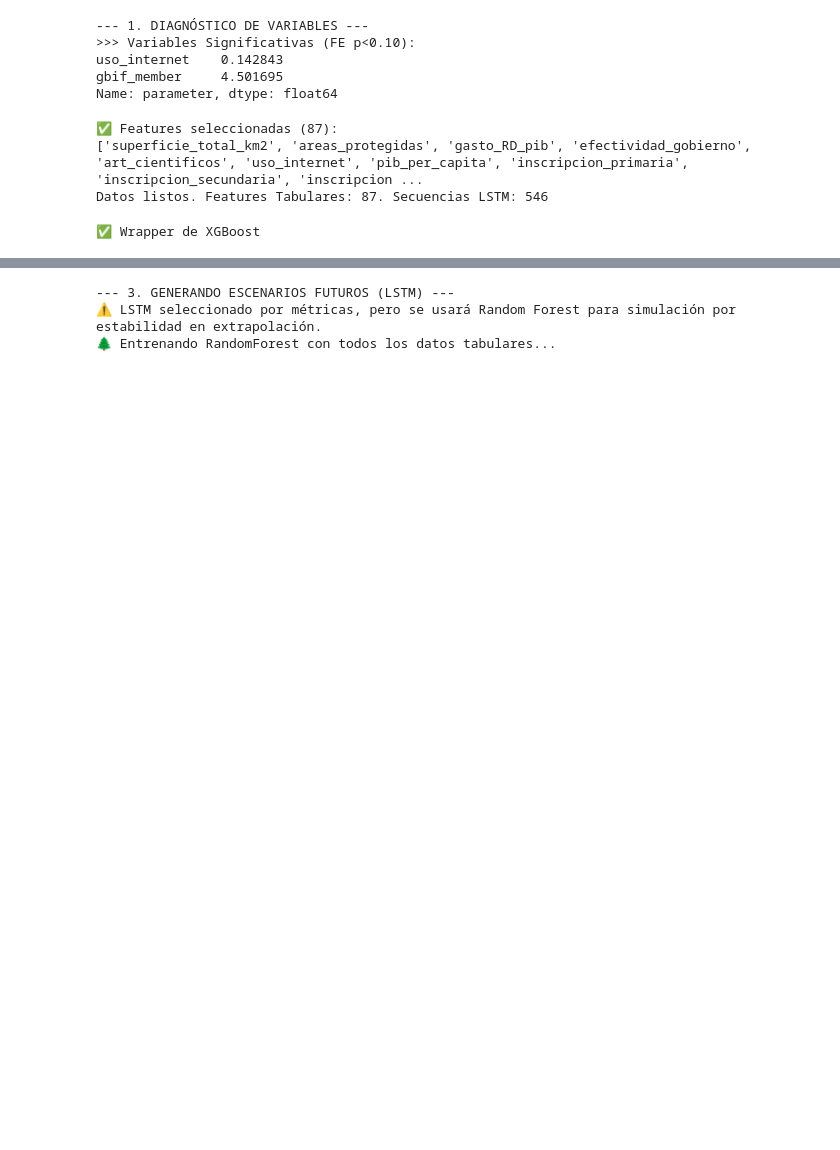
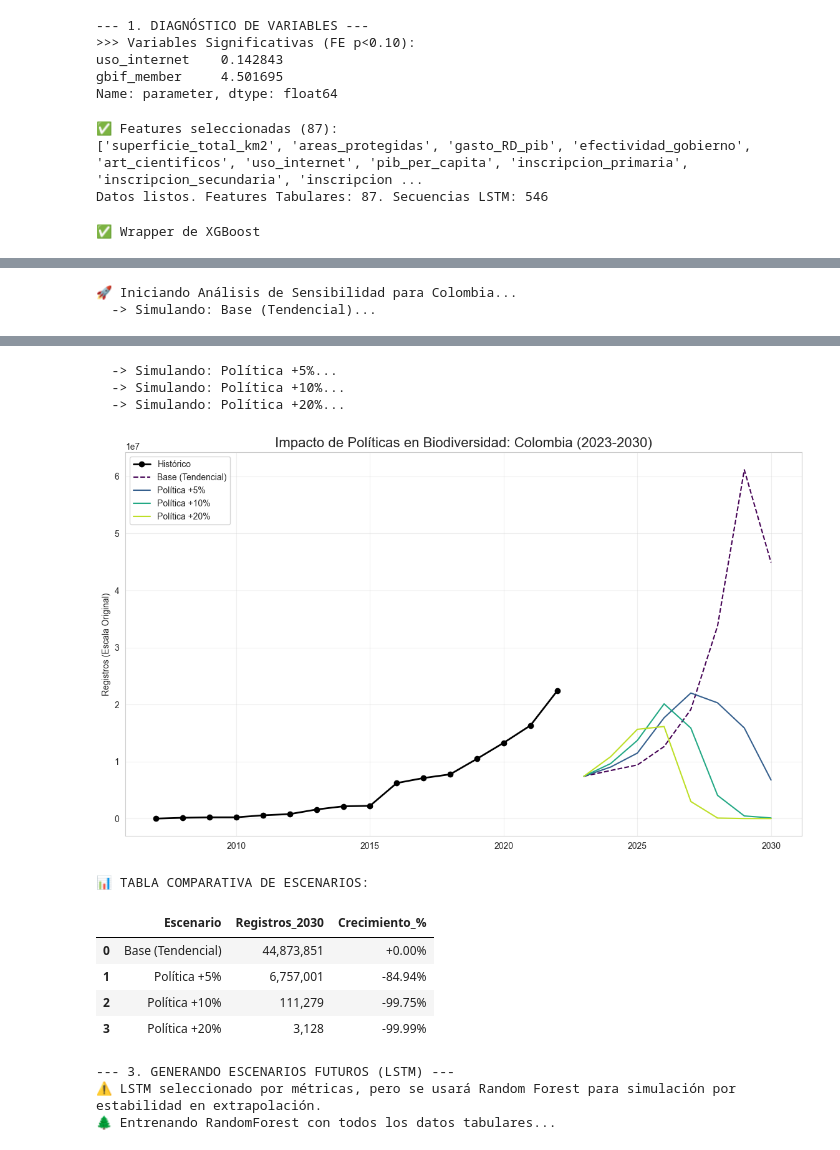
Before and after one commit to rortizgeo/Maestria_CD_Proyecto-Aplicado, a Jupyter notebook: 3_PA_Workflow_Paneldata.ipynb, the cells around one changed output, grey strips where cells are left out. Cells and saved outputs as stored; diff of their text form; code cells hidden in the pictures; blank space fills up the shorter version.

```diff
--- a/3_PA_Workflow_Paneldata.ipynb
+++ b/3_PA_Workflow_Paneldata.ipynb
@@ -647,0 +813,55 @@ XGBoost       0.626807  0.375496  2.575888e+02  4.565379e+02
+# %%
+# =============================================================================
+# EJECUCIÓN DE ESCENARIOS MÚLTIPLES (ANÁLISIS DE SENSIBILIDAD)
+# =============================================================================
+target_country = 'Colombia'
+start_proj = 2023
+end_proj = 2030
+
+print(f"\n🚀 Iniciando Análisis de Sensibilidad para {target_country}...")
+
+# Definir variables a intervenir y niveles de intensidad
+policy_vars = ['uso_internet', 'gasto_educacion_pib', 'investigadores_RD']
+intensities = [0.00, 0.05, 0.10, 0.20] # Escenarios conservadores para evitar overfitting en extrapolación
+
+results_data = []
+scenario_dfs = {}
+
+for intensity in intensities:
+    multiplier = 1 + intensity
+    scen_params = {var: multiplier for var in policy_vars} if intensity > 0 else {}
+    scen_name = f"Política +{int(intensity*100)}%" if intensity > 0 else "Base (Tendencial)"
+
+    print(f"  -> Simulando: {scen_name}...")
+    df_res = recursive_simulation(final_model, df_raw, target_country, start_proj, end_proj, scen_params)
+    scenario_dfs[scen_name] = df_res
+
+    val_2030 = np.expm1(df_res.iloc[-1][TARGET])
+    results_data.append({"Escenario": scen_name, "Registros_2030": val_2030})
+
+# Visualización y Tabla
+df_comparative = pd.DataFrame(results_data)
+base_val = df_comparative.loc[0, "Registros_2030"]
+df_comparative["Crecimiento_%"] = ((df_comparative["Registros_2030"] - base_val) / base_val) * 100
+
+plt.figure(figsize=(14, 8))
+hist = df_raw[df_raw['country'] == target_country]
+plt.plot(hist['year'], np.expm1(hist[TARGET]), 'k-o', linewidth=2, label='Histórico')
+colors = plt.cm.viridis(np.linspace(0, 0.9, len(intensities)))
+
+for (name, df), color in zip(scenario_dfs.items(), colors):
+    proj = df[df['year'] >= start_proj]
+    style = '--' if "Base" in name else '-'
+    plt.plot(proj['year'], np.expm1(proj[TARGET]), color=color, linestyle=style, label=name)
+
+plt.title(f"Impacto de Políticas en Biodiversidad: {target_country} (2023-2030)", fontsize=16)
+plt.ylabel("Registros (Escala Original)")
+plt.legend()
+plt.grid(True, alpha=0.3)
+plt.show()
+
+print("\n📊 TABLA COMPARATIVA DE ESCENARIOS:")
+display(df_comparative.style.format({"Registros_2030": "{:,.0f}", "Crecimiento_%": "{:+.2f}%"}))
+# %% [output]
+🚀 Iniciando Análisis de Sensibilidad para Colombia...
+  -> Simulando: Base (Tendencial)...
@@ -648,2 +876,12 @@ XGBoost       0.626807  0.375496  2.575888e+02  4.565379e+02
+  -> Simulando: Política +5%...
+  -> Simulando: Política +10%...
+  -> Simulando: Política +20%...
+[figure, added]
+📊 TABLA COMPARATIVA DE ESCENARIOS:
+|  | Escenario | Registros_2030 | Crecimiento_% |
+| 0 | Base (Tendencial) | 44,873,851 | +0.00% |
+| 1 | Política +5% | 6,757,001 | -84.94% |
+| 2 | Política +10% | 111,279 | -99.75% |
+| 3 | Política +20% | 3,128 | -99.99% |
 # %%
 # =============================================================================
```
Also changed, not shown: parts of 8 cells of this notebook.
